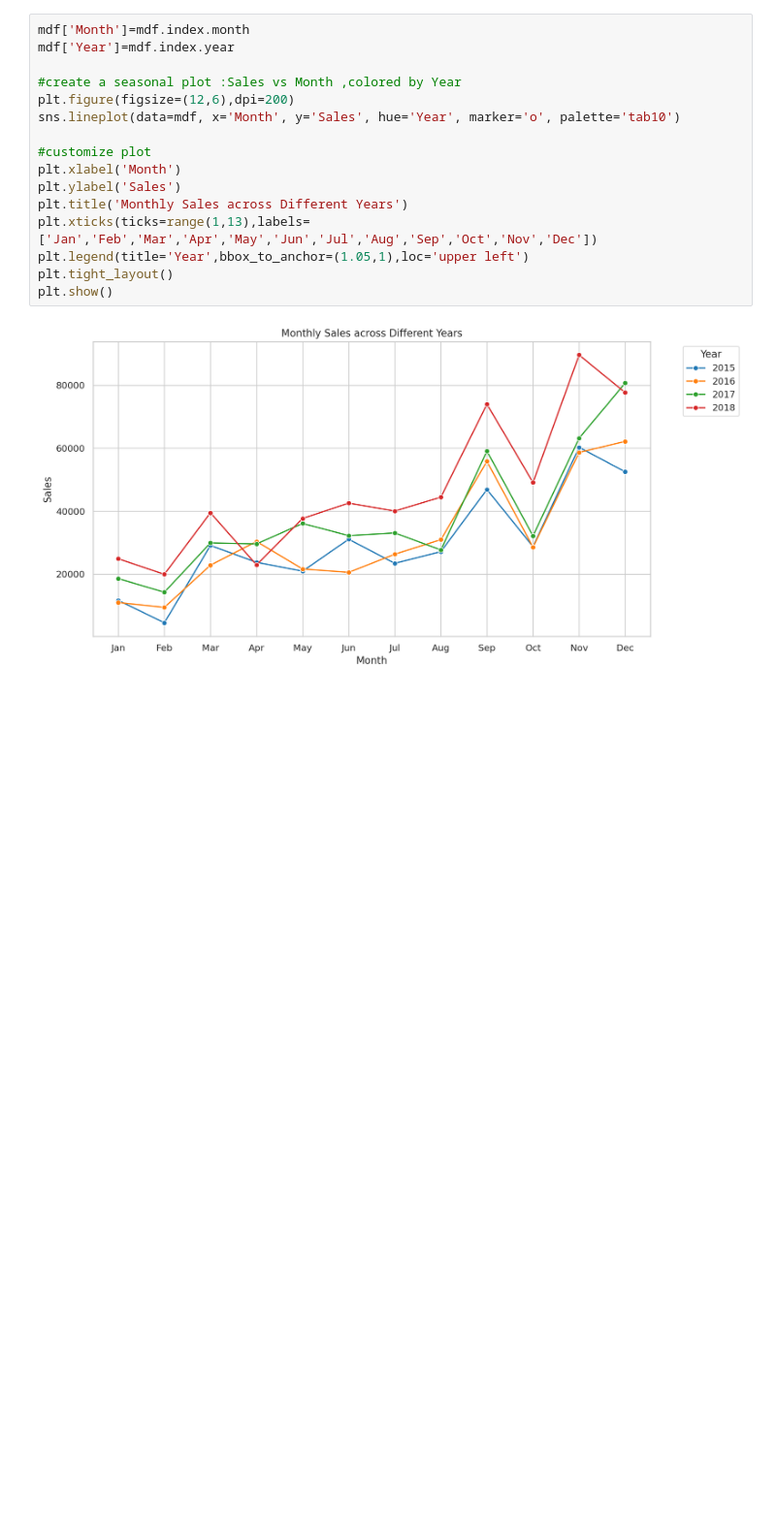
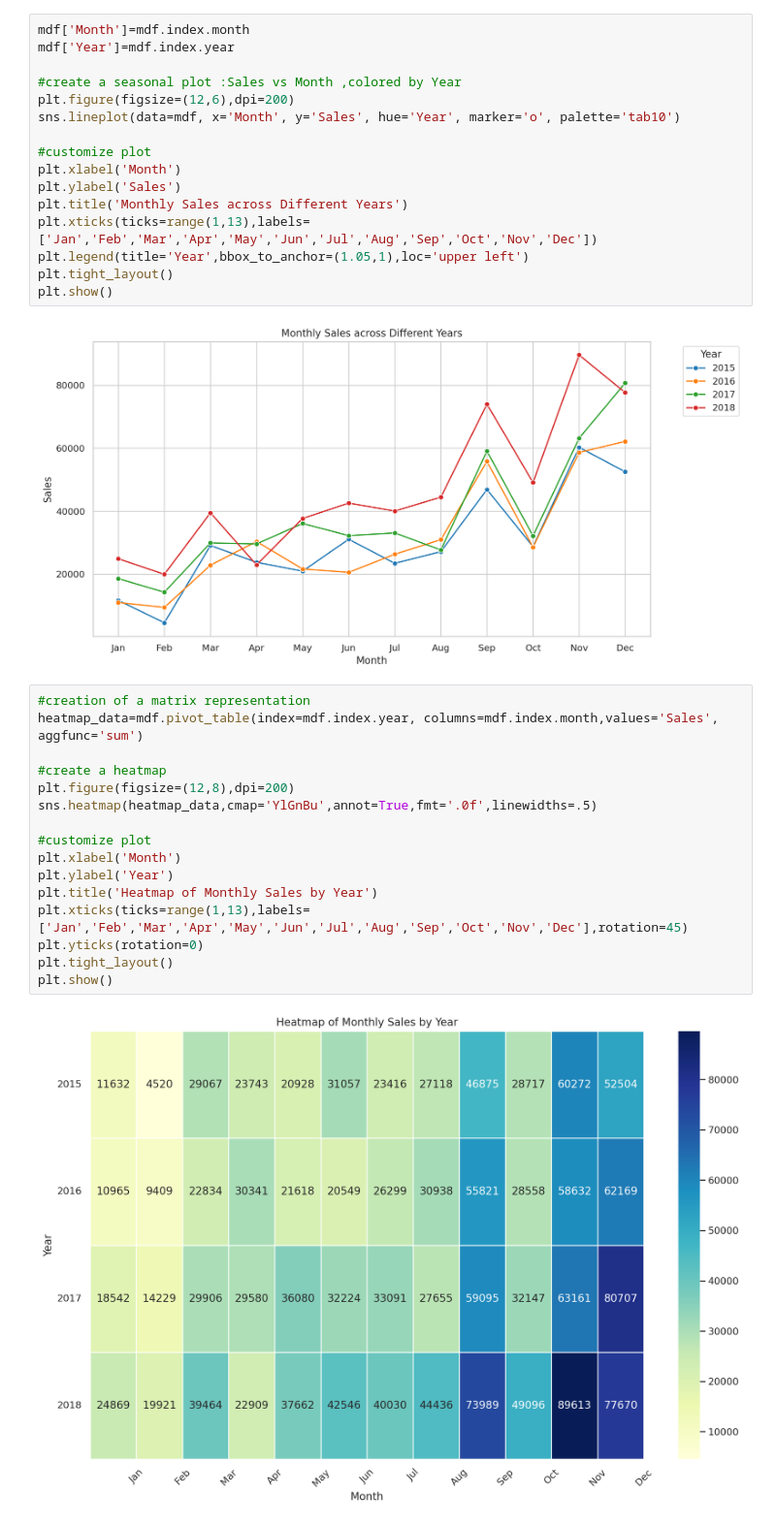
Before and after one commit to sandhrabijoy/Pytorch-and-ML-learning, a Jupyter notebook: ARIMA_SARIMA_&_FBPROPHET.ipynb, the cells around one changed output. Shown at 97% size. Cells and saved outputs as stored; diff of their text form; blank space fills up the shorter version.

Commit message:
creation of heatplot

```diff
--- a/ARIMA_SARIMA_&_FBPROPHET.ipynb
+++ b/ARIMA_SARIMA_&_FBPROPHET.ipynb
@@ -562,3 +562,21 @@ plt.tight_layout()
 plt.show()
 # %% [output]
 [figure]
+# %%
+#creation of a matrix representation
+heatmap_data=mdf.pivot_table(index=mdf.index.year, columns=mdf.index.month,values='Sales', aggfunc='sum')
+
+#create a heatmap
+plt.figure(figsize=(12,8),dpi=200)
+sns.heatmap(heatmap_data,cmap='YlGnBu',annot=True,fmt='.0f',linewidths=.5)
+
+#customize plot
+plt.xlabel('Month')
+plt.ylabel('Year')
+plt.title('Heatmap of Monthly Sales by Year')
+plt.xticks(ticks=range(1,13),labels=['Jan','Feb','Mar','Apr','May','Jun','Jul','Aug','Sep','Oct','Nov','Dec'],rotation=45)
+plt.yticks(rotation=0)
+plt.tight_layout()
+plt.show()
+# %% [output]
+[figure, added]
```
